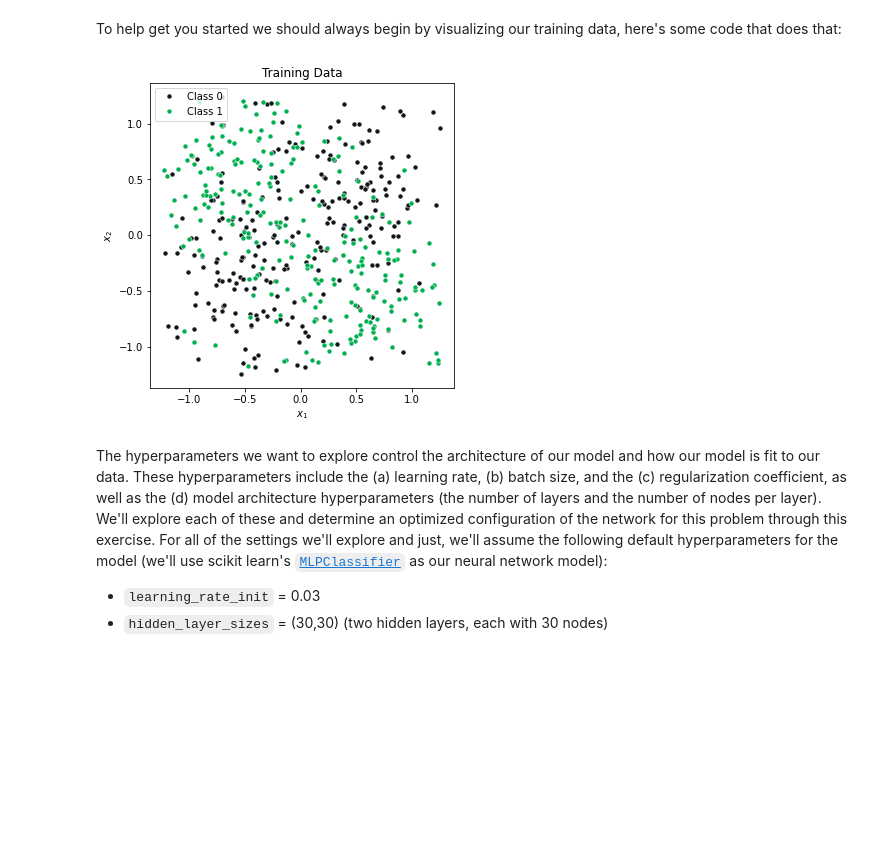
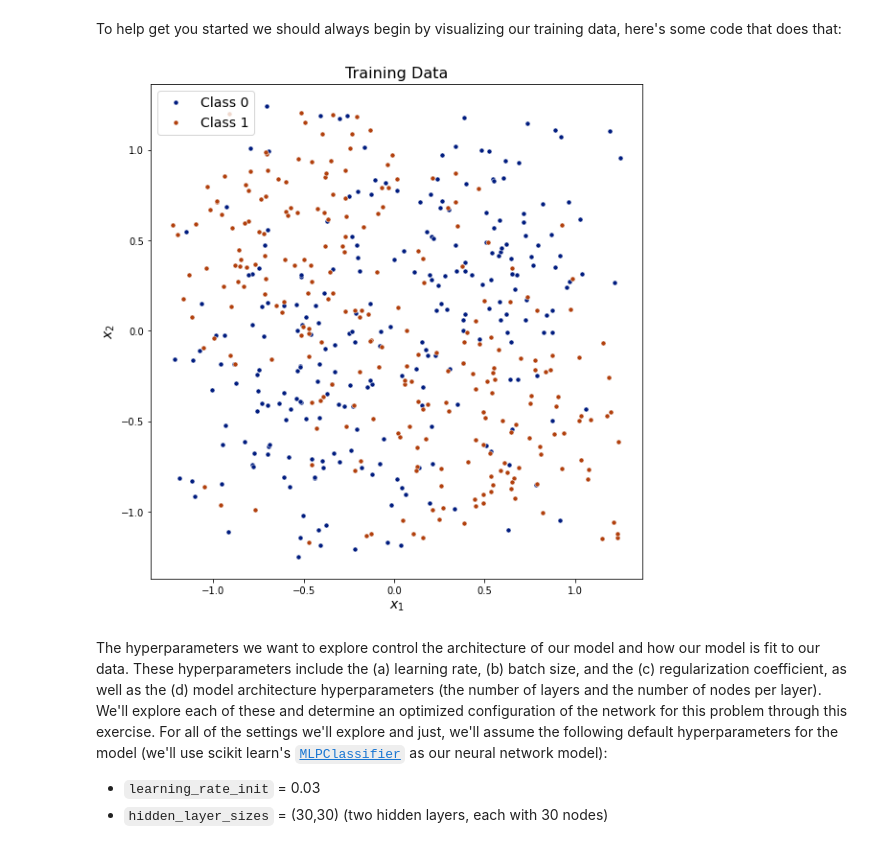
Before and after one commit to satvikk/ids705, a Jupyter notebook: assignments/Assignment_4.ipynb, the cells around one changed output. Cells and saved outputs as stored; diff of their text form; code cells hidden in the pictures; blank space fills up the shorter version.

```diff
--- a/assignments/Assignment_4.ipynb
+++ b/assignments/Assignment_4.ipynb
@@ -88,46 +99,46 @@ train_val_split = PredefinedSplit(validation_fold)
 # %% [markdown]
 To help get you started we should always begin by visualizing our training data, here's some code that does that:
 # %%
-import matplotlib.pyplot as plt
-
 # Code to plot the sample data
 def plot_data(ax,X,y,title, limits):
     # Select the colors to use in the plots
-    color0 = '#121619' # Dark grey
-    color1 = '#00B050' # Green
+    # color0 = '#121619' # Dark grey
+    # color1 = '#00B050' # Green
+    color0 = sb.color_palette("dark",2)[0]
+    color1 = sb.color_palette("dark",2)[1]
     color_boundary='#858585'
 
     # Separate samples by class
     samples0 = X[y==0]
     samples1 = X[y==1]
 
     ax.plot(samples0[:,0],samples0[:,1],
         marker='o',
         markersize=5,
         linestyle="None",
         color=color0,
         markeredgecolor='w',
         markeredgewidth=0.5,
         label='Class 0')
     ax.plot(samples1[:,0],samples1[:,1],
         marker='o',
         markersize=5,
         linestyle="None",
         color=color1,
         markeredgecolor='w',
         markeredgewidth=0.5,
         label='Class 1')
-    ax.set_title(title)
-    ax.set_xlabel('$x_1$')
-    ax.set_ylabel('$x_2$')
-    ax.legend(loc='upper left')
+    ax.set_title(title, fontsize=16)
+    ax.set_xlabel('$x_1$', fontsize=14)
+    ax.set_ylabel('$x_2$', fontsize=14)
+    ax.legend(loc='upper left', fontsize=14)
     ax.set_aspect('equal')
 
-fig, ax = plt.subplots(constrained_layout=True, figsize=(5,5))
+fig, ax = plt.subplots(constrained_layout=True, figsize=(8,8))
 limits = [-1.25, 1.25, -1.25, 1.25]
 plot_data(ax, X_train, y_train, 'Training Data', limits)
 # %% [output]
-[figure, old version]
+[figure, new version]
 # %% [markdown]
 The hyperparameters we want to explore control the architecture of our model and how our model is fit to our data. These hyperparameters include the (a) learning rate, (b) batch size, and the (c) regularization coefficient, as well as the (d) model architecture hyperparameters (the number of layers and the number of nodes per layer). We'll explore each of these and determine an optimized configuration of the network for this problem through this exercise. For all of the settings we'll explore and just, we'll assume the following default hyperparameters for the model (we'll use scikit learn's [`MLPClassifier`](https://scikit-learn.org/stable/modules/generated/sklearn.neural_network.MLPClassifier.html#sklearn.neural_network.MLPClassifier.score) as our neural network model):
 - `learning_rate_init` = 0.03
```
Also changed, not shown: parts of 31 cells of this notebook, 2 other files.
